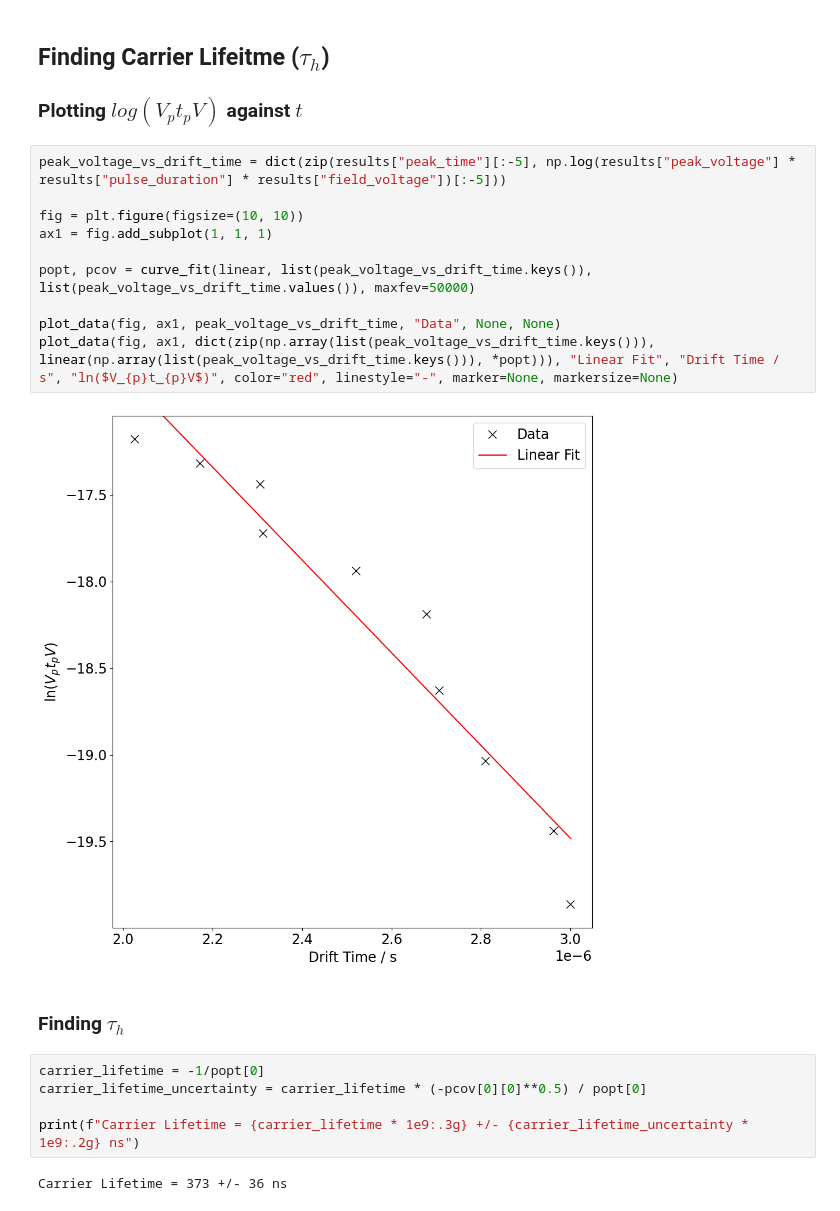
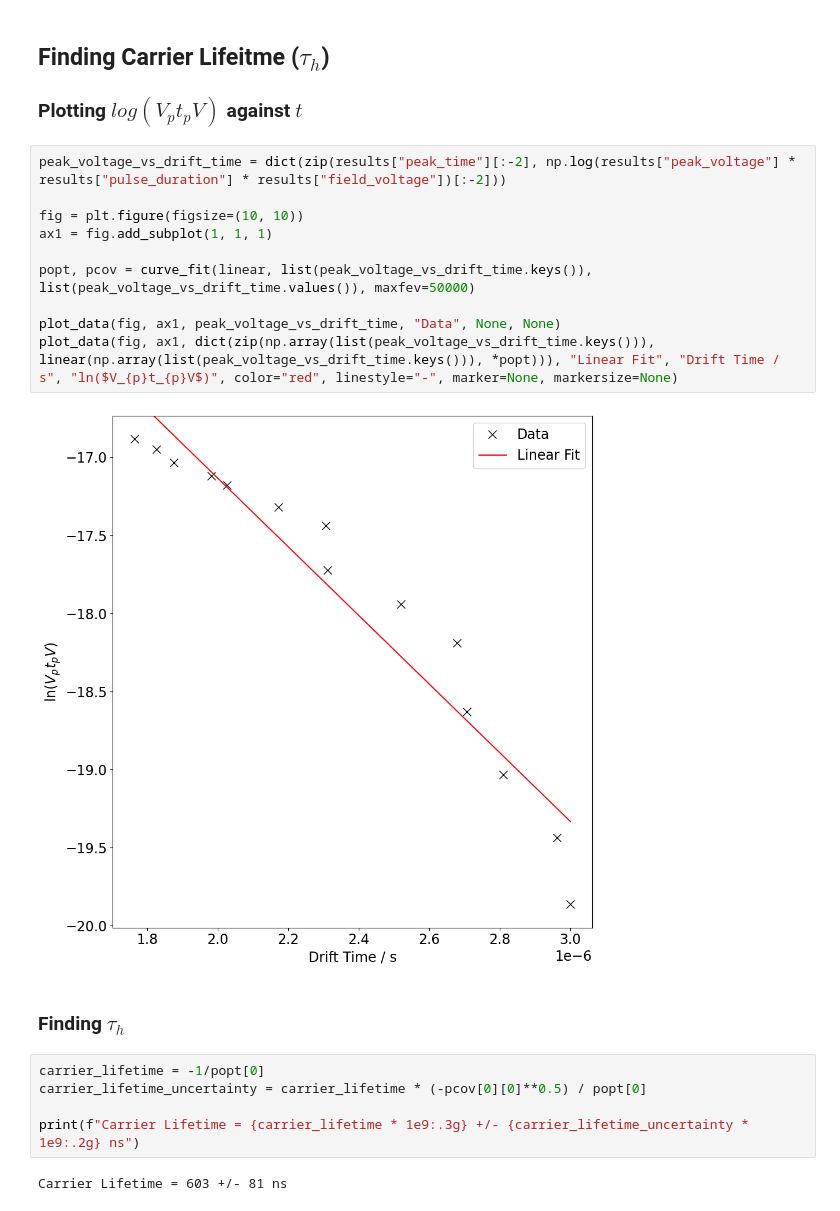
Before and after one commit to tresul03/The-Haynes-Shockley-Experiment-, a Jupyter notebook: src/analysis.ipynb, the cells around one changed output. Cells and saved outputs as stored; diff of their text form.

```diff
--- a/src/analysis.ipynb
+++ b/src/analysis.ipynb
@@ -171,17 +181,17 @@ Diffusion Coefficient = 14.6 +/- 1.1 cm^2 s^-1
 
 ### Plotting $log(V_{p}t_{p}V)$ against $t$
 # %%
-peak_voltage_vs_drift_time = dict(zip(results["peak_time"][:-5], np.log(results["peak_voltage"] * results["pulse_duration"] * results["field_voltage"])[:-5]))
+peak_voltage_vs_drift_time = dict(zip(results["peak_time"][:-2], np.log(results["peak_voltage"] * results["pulse_duration"] * results["field_voltage"])[:-2]))
 
 fig = plt.figure(figsize=(10, 10))
 ax1 = fig.add_subplot(1, 1, 1)
 
 popt, pcov = curve_fit(linear, list(peak_voltage_vs_drift_time.keys()), list(peak_voltage_vs_drift_time.values()), maxfev=50000)
 
 plot_data(fig, ax1, peak_voltage_vs_drift_time, "Data", None, None)
 plot_data(fig, ax1, dict(zip(np.array(list(peak_voltage_vs_drift_time.keys())), linear(np.array(list(peak_voltage_vs_drift_time.keys())), *popt))), "Linear Fit", "Drift Time / s", "ln($V_{p}t_{p}V$)", color="red", linestyle="-", marker=None, markersize=None)
 # %% [output]
-[figure, old version]
+[figure, new version]
 # %% [markdown]
 ### Finding $\tau_{h}$
 # %%
@@ -190,4 +200,4 @@ carrier_lifetime_uncertainty = carrier_lifetime * (-pcov[0][0]**0.5) / popt[0]
 
 print(f"Carrier Lifetime = {carrier_lifetime * 1e9:.3g} +/- {carrier_lifetime_uncertainty * 1e9:.2g} ns")
 # %% [output]
-Carrier Lifetime = 373 +/- 36 ns
+Carrier Lifetime = 603 +/- 81 ns
```
Also changed, not shown: parts of 2 cells of this notebook, 3 other files.
